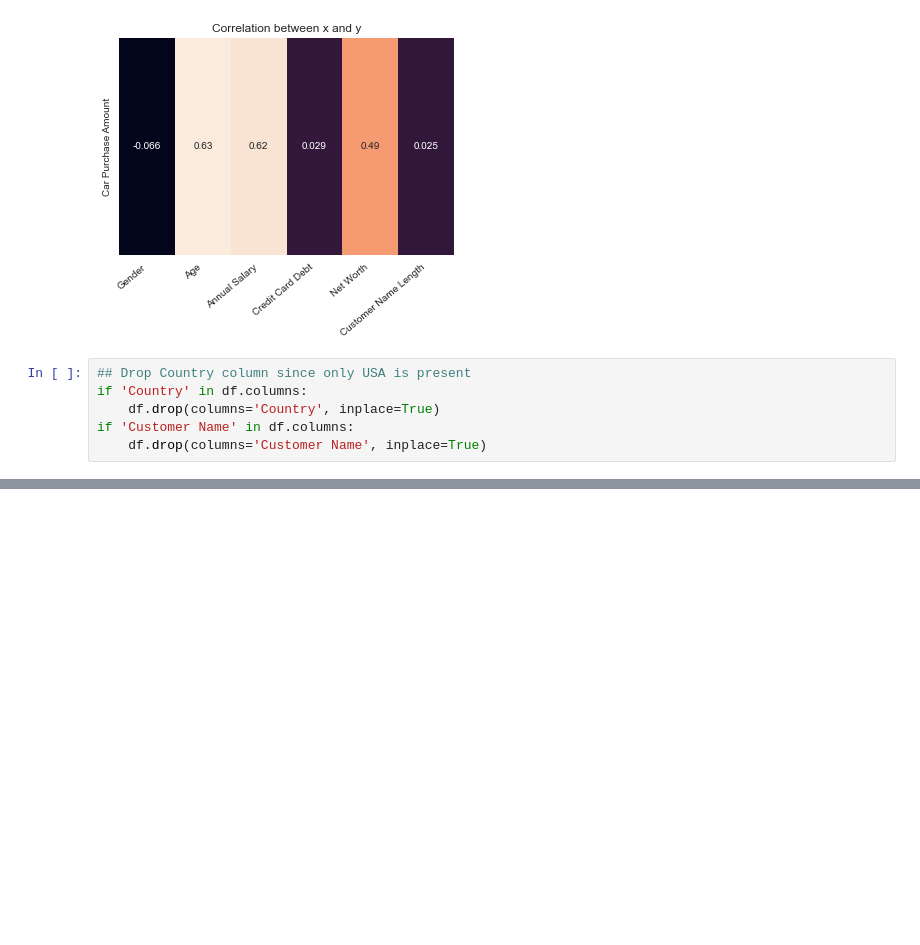
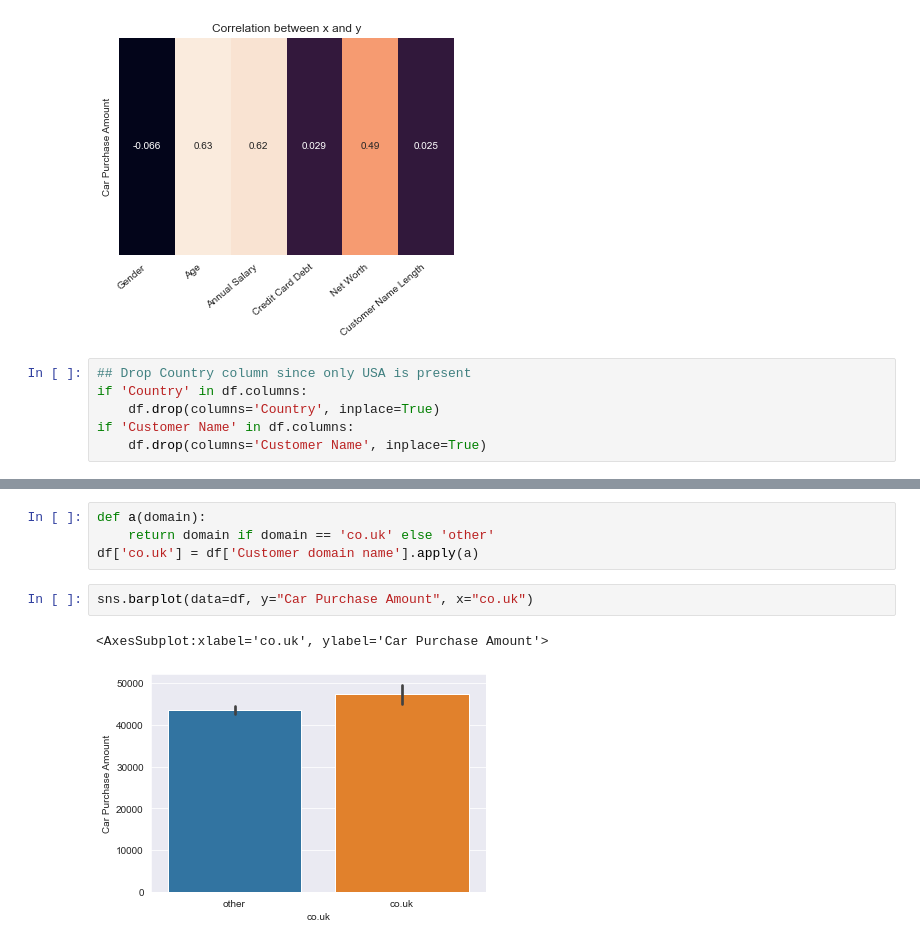
Before and after one commit to natthawit-jan/car_price_prediction_proj, a Jupyter notebook: car_prediction.ipynb, the cells around one changed output, grey strips where cells are left out. Saved outputs shown, nothing was run; the diff lists cells and outputs as text; blank space fills up the shorter version.

```diff
--- a/car_prediction.ipynb
+++ b/car_prediction.ipynb
@@ -111,0 +113,9 @@ array(['quisaccumsanconvallis.edu', 'diam.co.uk',
+# %%
+def a(domain):
+    return domain if domain == 'co.uk' else 'other'
+df['co.uk'] = df['Customer domain name'].apply(a)
+# %%
+sns.barplot(data=df, y="Car Purchase Amount", x="co.uk")
+# %% [output]
+<AxesSubplot:xlabel='co.uk', ylabel='Car Purchase Amount'>
+[figure, added]
```
Also changed, not shown: parts of 6 cells of this notebook.
